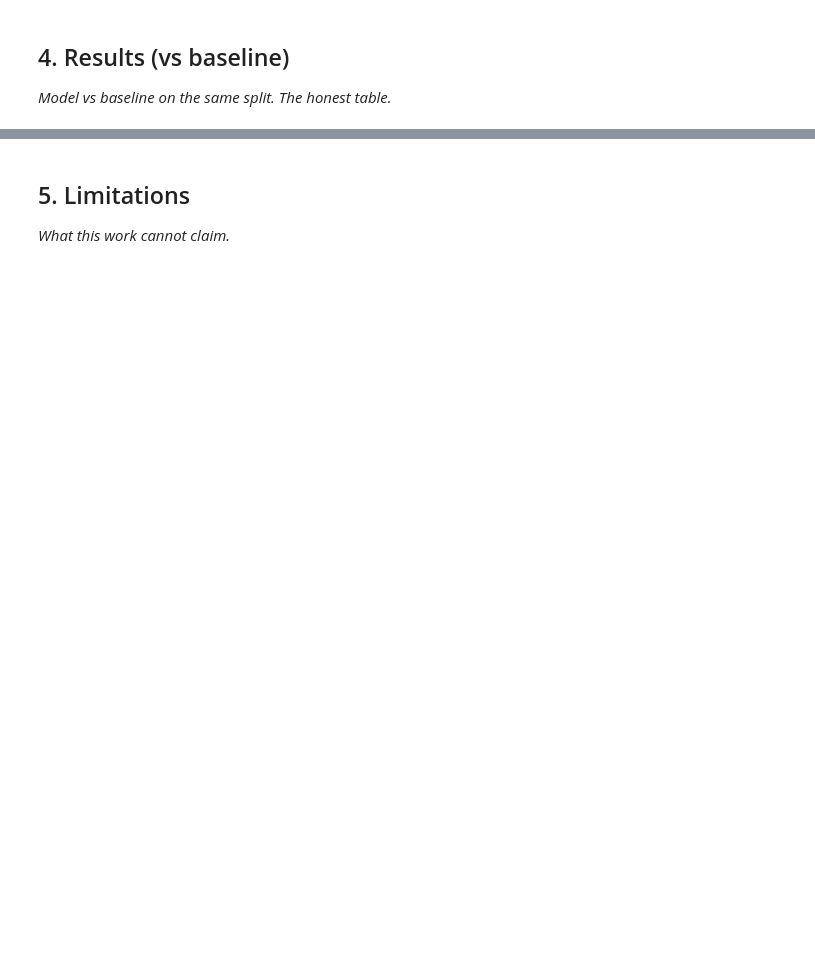
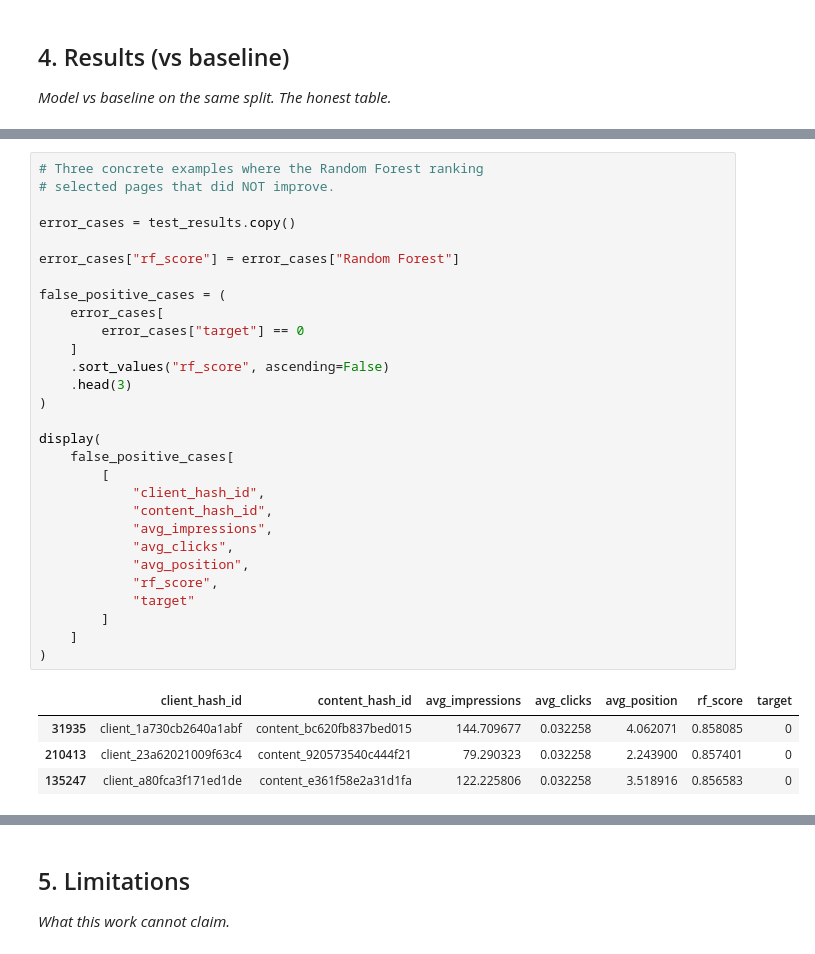
Before and after one commit to boddulavinaykumar6-stack/Flyrank-ML-Internship, a Jupyter notebook: work/notebooks/capstone.ipynb, the cells around one changed output, grey strips where cells are left out. Drawn from its saved outputs; the diff is of its cells as text; blank space fills up the shorter version.

```diff
--- a/work/notebooks/capstone.ipynb
+++ b/work/notebooks/capstone.ipynb
@@ -24,0 +702,34 @@ This skeleton is yours to fill. Work the sections **in order** — each one has
+# %%
+# Three concrete examples where the Random Forest ranking
+# selected pages that did NOT improve.
+
+error_cases = test_results.copy()
+
+error_cases["rf_score"] = error_cases["Random Forest"]
+
+false_positive_cases = (
+    error_cases[
+        error_cases["target"] == 0
+    ]
+    .sort_values("rf_score", ascending=False)
+    .head(3)
+)
+
+display(
+    false_positive_cases[
+        [
+            "client_hash_id",
+            "content_hash_id",
+            "avg_impressions",
+            "avg_clicks",
+            "avg_position",
+            "rf_score",
+            "target"
+        ]
+    ]
+)
+# %% [output]
+|  | client_hash_id | content_hash_id | avg_impressions | avg_clicks | avg_position | rf_score | target |
+| 31935 | client_1a730cb2640a1abf | content_bc620fb837bed015 | 144.709677 | 0.032258 | 4.062071 | 0.858085 | 0 |
+| 210413 | client_23a62021009f63c4 | content_920573540c444f21 | 79.290323 | 0.032258 | 2.243900 | 0.857401 | 0 |
+| 135247 | client_a80fca3f171ed1de | content_e361f58e2a31d1fa | 122.225806 | 0.032258 | 3.518916 | 0.856583 | 0 |
```
Also changed, not shown: parts of 13 cells of this notebook.
